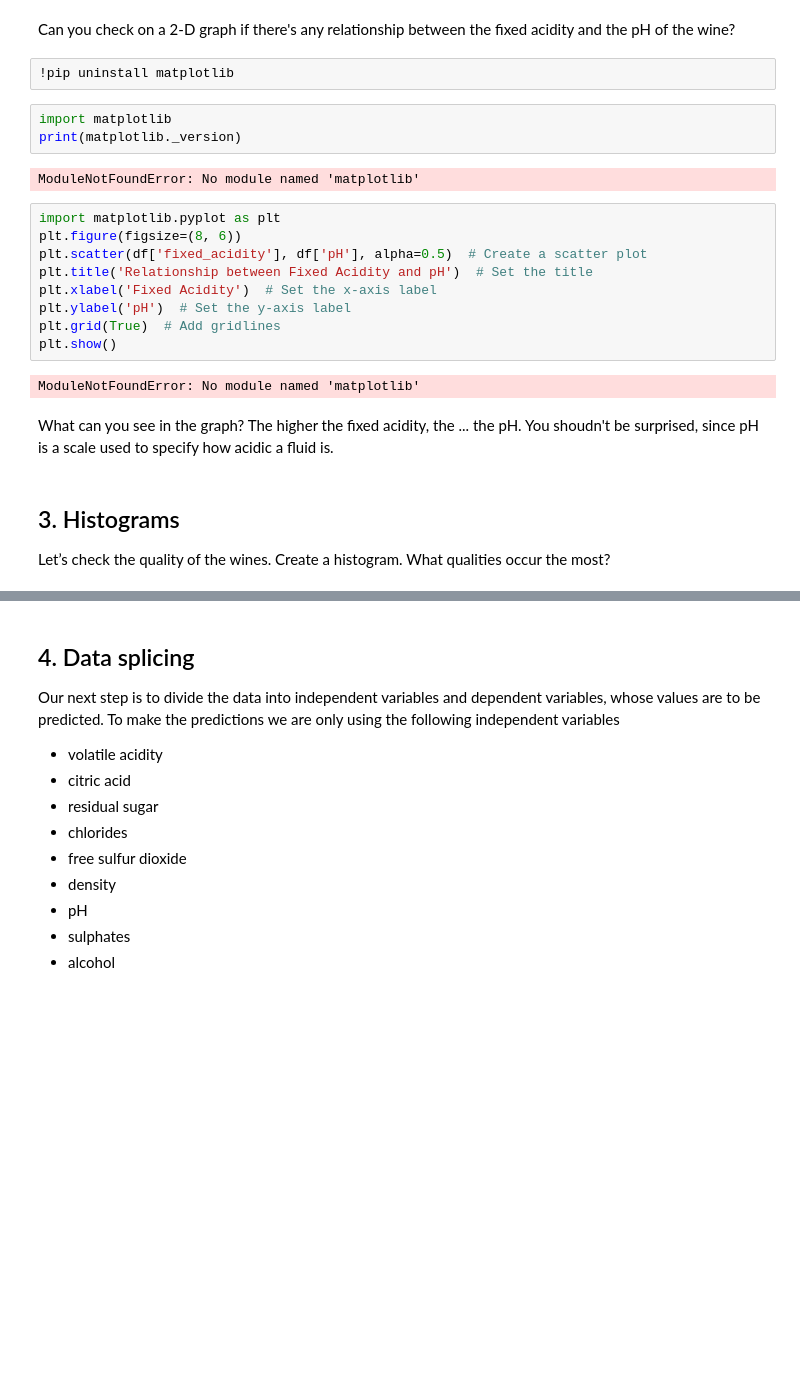
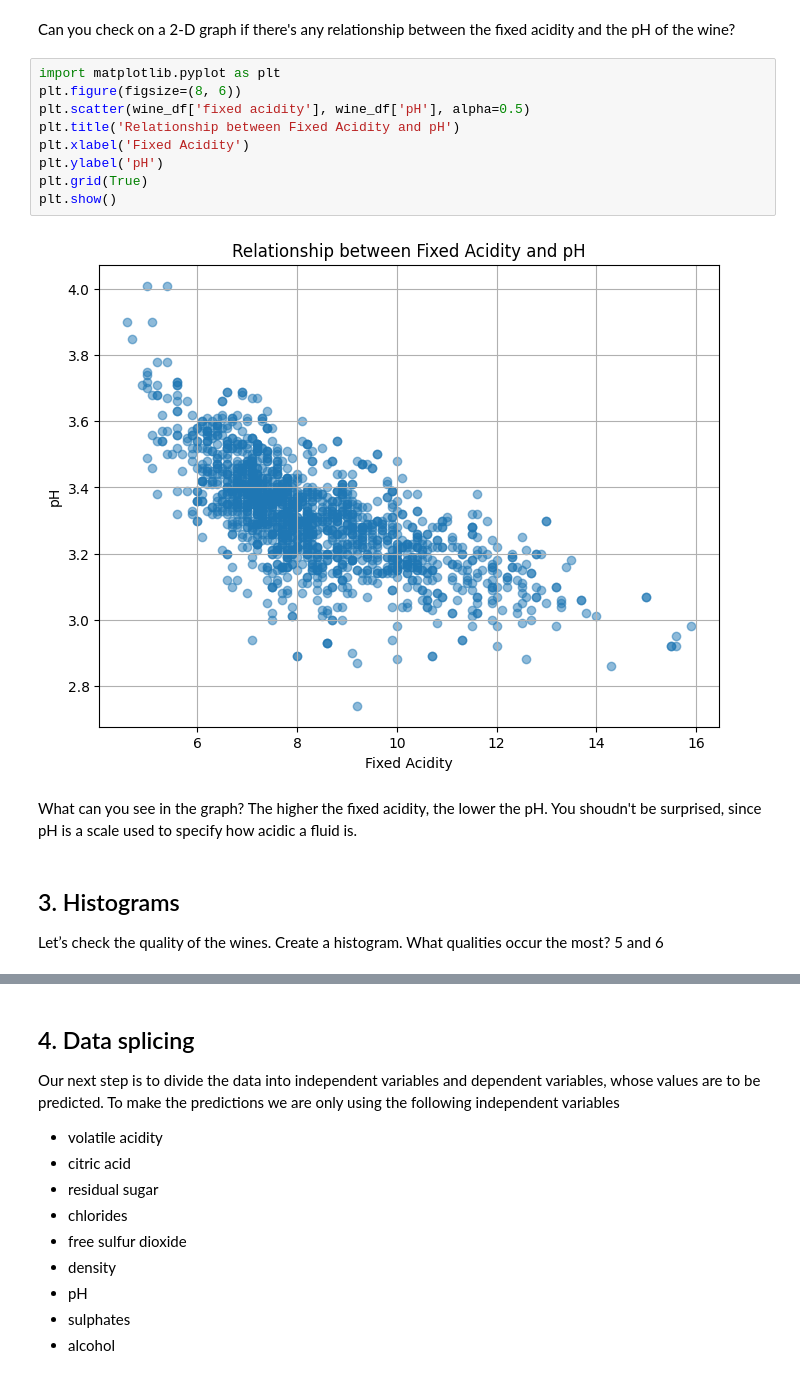
Before and after one commit to kieran31415/AI, a Jupyter notebook: 07. ML - Linear Regression/5. Vinho Verde.ipynb, the cells around one changed output, grey strips where cells are left out. Saved outputs shown, nothing was run; the diff lists cells and outputs as text; blank space fills up the shorter version.

```diff
--- a/07. ML - Linear Regression/5. Vinho Verde.ipynb
+++ b/07. ML - Linear Regression/5. Vinho Verde.ipynb
@@ -99,27 +99,20 @@ wine_df['quality'].unique()
 array([5, 6, 7, 4, 8, 3], dtype=int64)
 # %% [markdown]
 Can you check on a 2-D graph if there's any relationship between the fixed acidity and the pH of the wine?
-# %%
-!pip uninstall matplotlib
-# %%
-import matplotlib
-print(matplotlib._version)
-# %% [output]
-ModuleNotFoundError: No module named 'matplotlib'
 # %%
 import matplotlib.pyplot as plt
 plt.figure(figsize=(8, 6))
-plt.scatter(df['fixed_acidity'], df['pH'], alpha=0.5)  # Create a scatter plot
-plt.title('Relationship between Fixed Acidity and pH')  # Set the title
-plt.xlabel('Fixed Acidity')  # Set the x-axis label
-plt.ylabel('pH')  # Set the y-axis label
-plt.grid(True)  # Add gridlines
+plt.scatter(wine_df['fixed acidity'], wine_df['pH'], alpha=0.5)
+plt.title('Relationship between Fixed Acidity and pH')
+plt.xlabel('Fixed Acidity')
+plt.ylabel('pH')
+plt.grid(True)
 plt.show()
 # %% [output]
-ModuleNotFoundError: No module named 'matplotlib'
+[figure, added]
 # %% [markdown]
-What can you see in the graph? The higher the fixed acidity, the ... the pH. You shoudn't be surprised, since pH is a scale used to specify how acidic a fluid is.
+What can you see in the graph? The higher the fixed acidity, the lower the pH. You shoudn't be surprised, since pH is a scale used to specify how acidic a fluid is.
 # %% [markdown]
 ## 3. Histograms
 
-Let’s check the quality of the wines. Create a histogram. What qualities occur the most?
+Let’s check the quality of the wines. Create a histogram. What qualities occur the most? 5 and 6
```
Also changed, not shown: parts of 9 cells of this notebook.
